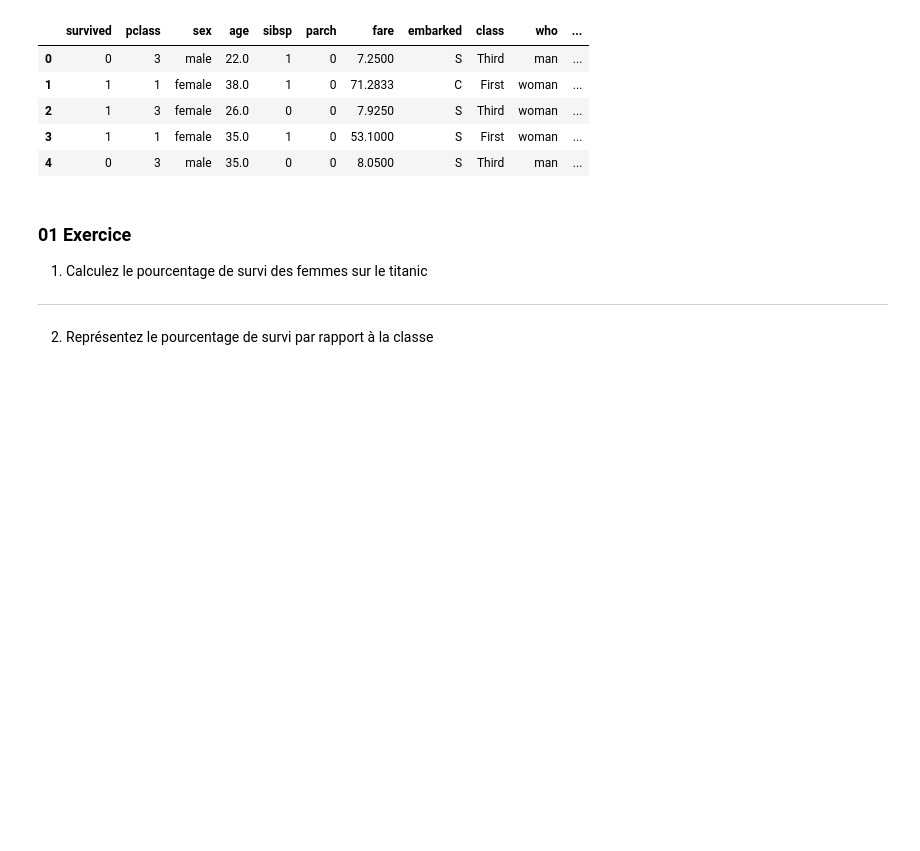
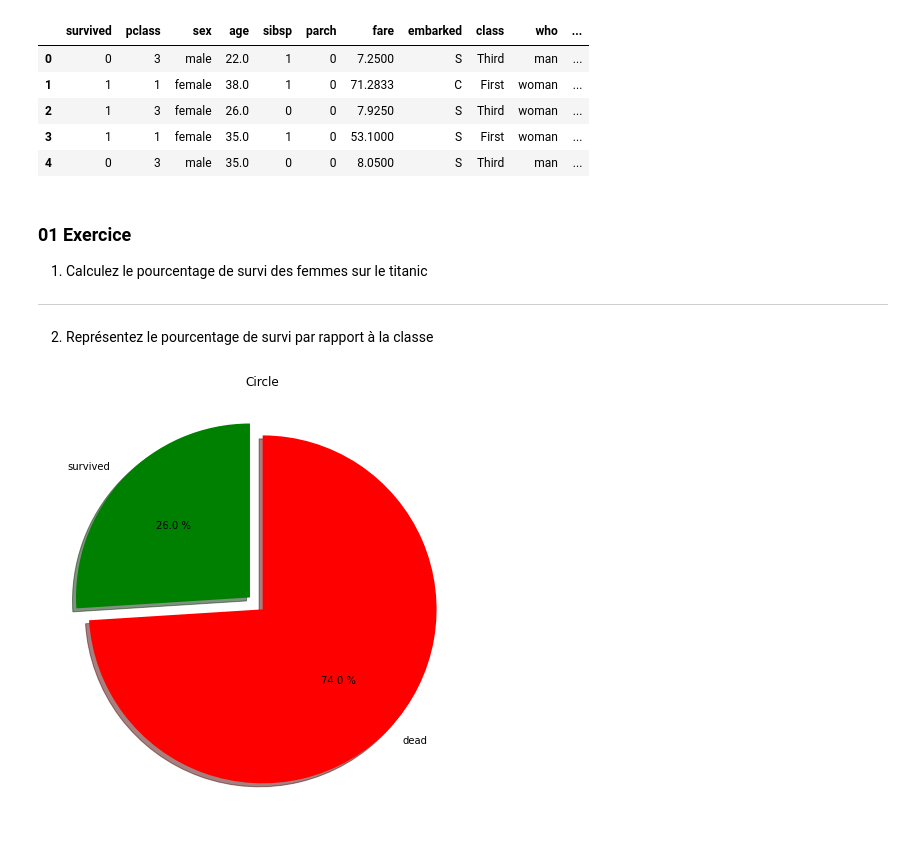
Before and after one commit to Antoine07/E3_DATA, a Jupyter notebook: Dataviz/Notebook/02_Exercices.ipynb, the cells around one changed output. Cells and saved outputs as stored; diff of their text form; code cells hidden in the pictures; blank space fills up the shorter version.

```diff
--- a/Dataviz/Notebook/02_Exercices.ipynb
+++ b/Dataviz/Notebook/02_Exercices.ipynb
@@ -43,6 +43,9 @@ memory usage: 83.7+ KB
 # %%
 # On peut charger les données directement depuis sns
 titanic =  sns.load_dataset('titanic')
+
+# le total de personnes dans le dataset
+TOTAL = len(titanic)
 # %%
 titanic.head()
 # %% [output]
@@ -57,3 +60,24 @@ titanic.head()
 1. Calculez le pourcentage de survi des femmes sur le titanic
 ---
 2. Représentez le pourcentage de survi par rapport à la classe
+# %%
+fig = plt.figure(figsize=(12,8))
+
+# création d'un mask pour filtrer les données dans le Dataset du Titanic
+mask =  (titanic['survived'] == 1) & (titanic['sex'] == 'female' )
+
+# pourcentage de surivantes
+survived =  round( mask.sum()/TOTAL, 2 ) * 100
+dead = 100 - survived
+
+colors = ['green', 'red']
+x = [survived, dead]
+
+labels = 'survived', 'dead'
+explode = (0.1, 0)
+
+plt.pie(x, explode=explode, labels=labels, autopct='%.1f %%',
+        shadow=True, startangle=90, colors=colors)
+plt.title('Circle');
+# %% [output]
+[figure, added]
```
Also changed, not shown: parts of 5 cells of this notebook.
